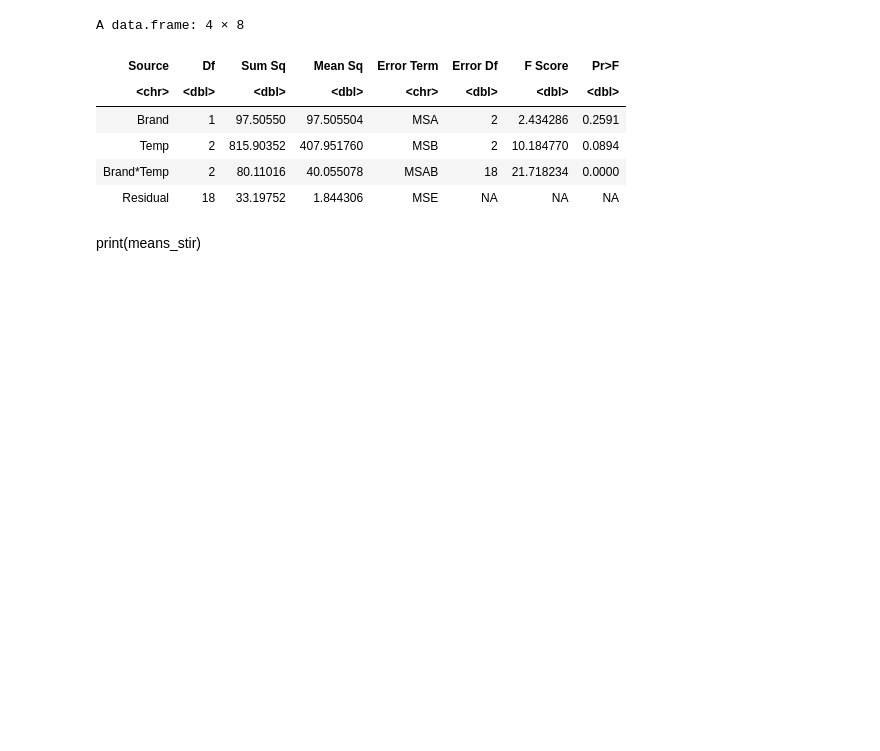
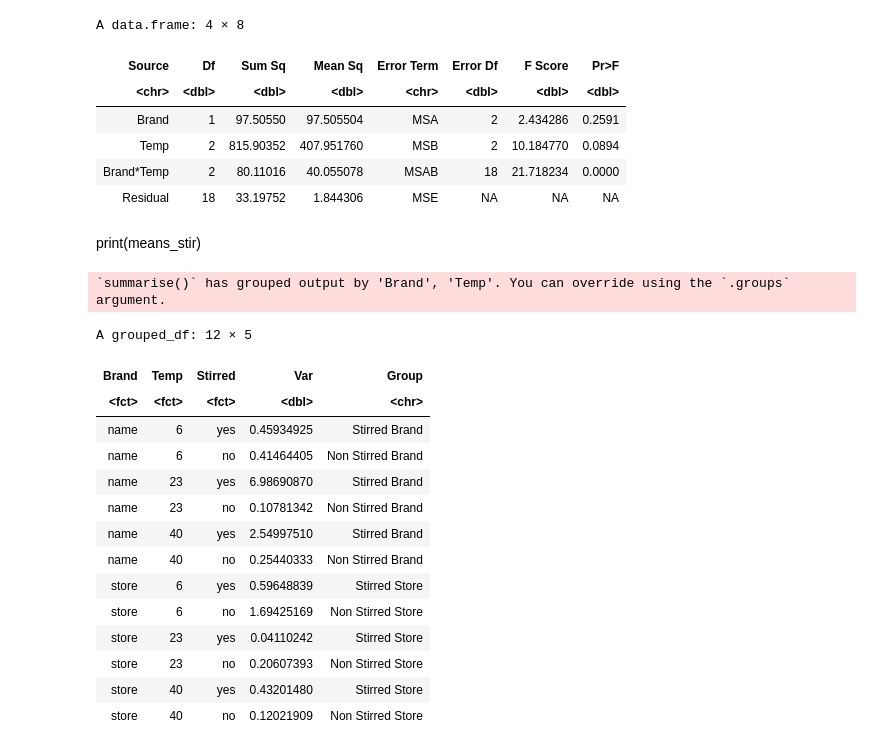
Before and after one commit to hkopanski/ST_518_Project, a Jupyter notebook: mixed_effect_SASlike.ipynb, the cells around one changed output. Saved outputs shown, nothing was run; the diff lists cells and outputs as text; code cells hidden in the pictures; blank space fills up the shorter version.

```diff
--- a/mixed_effect_SASlike.ipynb
+++ b/mixed_effect_SASlike.ipynb
@@ -886,3 +886,30 @@ A data.frame: 4 × 8
 | Residual | 18 | 33.19752 | 1.844306 | MSE | NA | NA | NA |
 # %% [markdown]
 print(means_stir)
+# %%
+var_table <- df_eff %>% group_by(Brand, Temp, Stirred) %>% summarise('Var' = var(Time))
+#var_table
+#knitr::kable(quantile(var_table$Var))
+
+var_table$Group <- ifelse(var_table$Brand == 'name' & var_table$Stirred == 'yes', 'Stirred Brand',
+                          ifelse(var_table$Brand == 'name' & var_table$Stirred == 'no', 'Non Stirred Brand',
+                                 ifelse(var_table$Brand == 'store' & var_table$Stirred == 'yes', 'Stirred Store',
+                                        ifelse(var_table$Brand == 'store' & var_table$Stirred == 'no', 'Non Stirred Store', NA))))
+var_table
+# %% [output]
+`summarise()` has grouped output by 'Brand', 'Temp'. You can override using the `.groups` argument.
+A grouped_df: 12 × 5
+| Brand | Temp | Stirred | Var | Group |
+| <fct> | <fct> | <fct> | <dbl> | <chr> |
+| name | 6 | yes | 0.45934925 | Stirred Brand |
+| name | 6 | no | 0.41464405 | Non Stirred Brand |
+| name | 23 | yes | 6.98690870 | Stirred Brand |
+| name | 23 | no | 0.10781342 | Non Stirred Brand |
+| name | 40 | yes | 2.54997510 | Stirred Brand |
+| name | 40 | no | 0.25440333 | Non Stirred Brand |
+| store | 6 | yes | 0.59648839 | Stirred Store |
+| store | 6 | no | 1.69425169 | Non Stirred Store |
+| store | 23 | yes | 0.04110242 | Stirred Store |
+| store | 23 | no | 0.20607393 | Non Stirred Store |
+| store | 40 | yes | 0.43201480 | Stirred Store |
+| store | 40 | no | 0.12021909 | Non Stirred Store |
```
Also changed, not shown: parts of 2 cells of this notebook.
